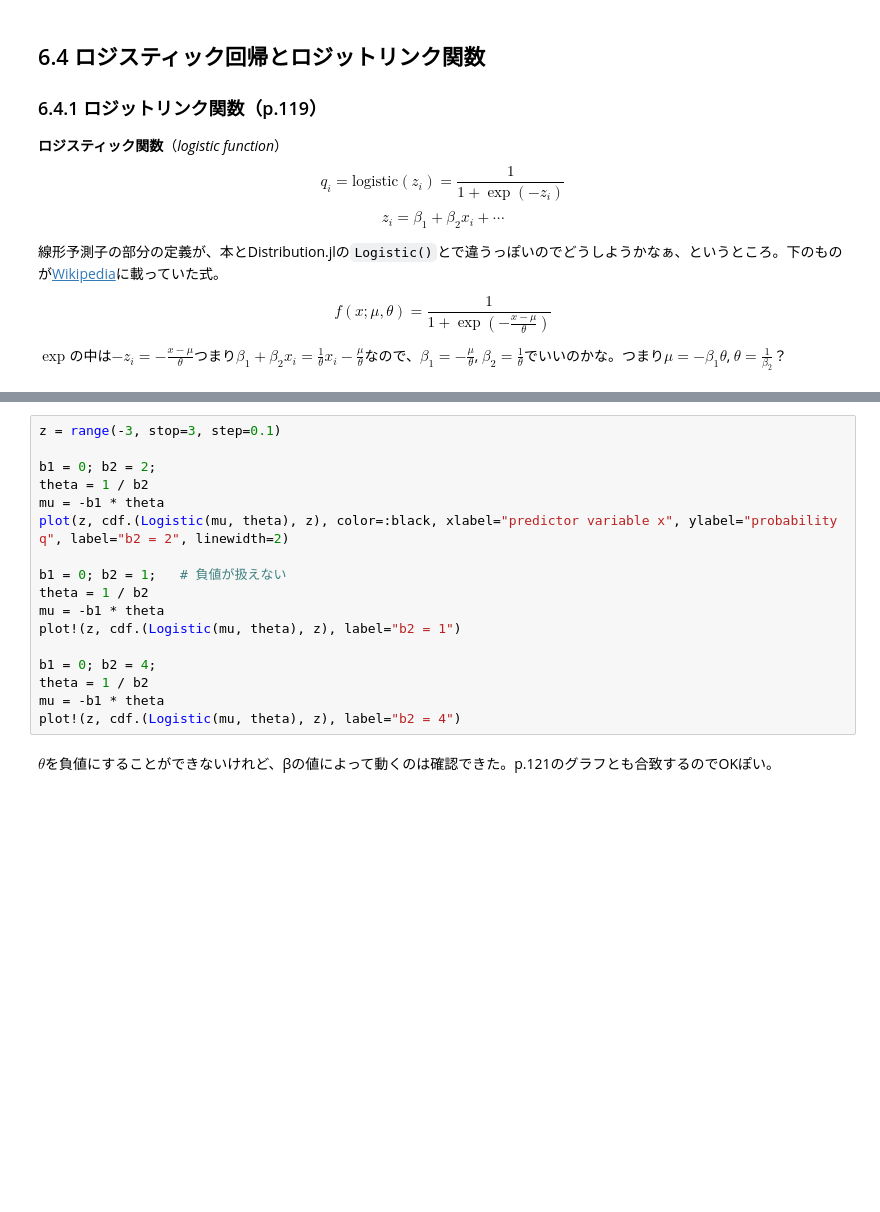
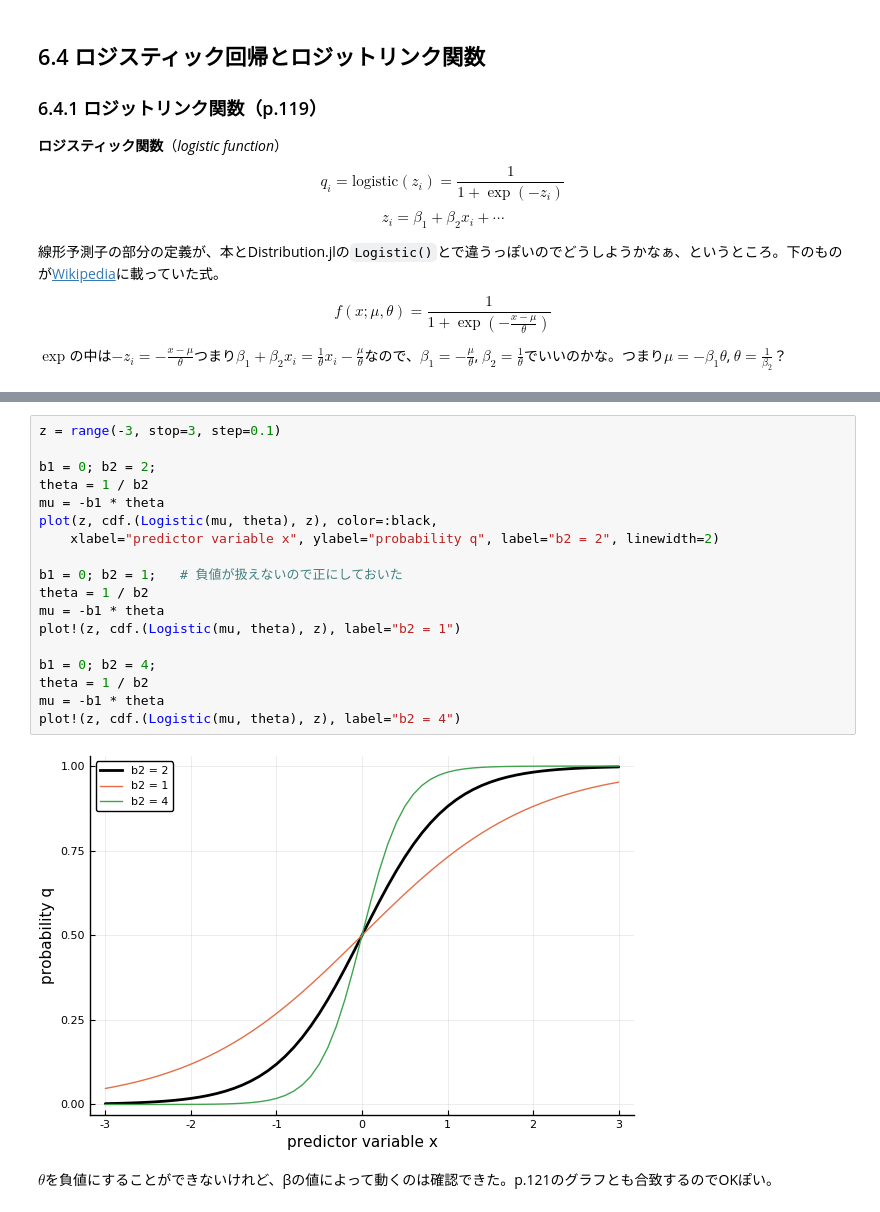
Before and after one commit to JikanBae/kubo-midoribon-julia, a Jupyter notebook: ch6.ipynb, the cells around one changed output, grey strips where cells are left out. Cells and saved outputs as stored; diff of their text form; blank space fills up the shorter version.

```diff
--- a/ch6.ipynb
+++ b/ch6.ipynb
@@ -98,20 +107,23 @@ plot!(z, cdf.(Logistic(mu, theta), z), label="b1 = -3")
 # %%
 z = range(-3, stop=3, step=0.1)
 
 b1 = 0; b2 = 2;
 theta = 1 / b2
 mu = -b1 * theta
-plot(z, cdf.(Logistic(mu, theta), z), color=:black, xlabel="predictor variable x", ylabel="probability q", label="b2 = 2", linewidth=2)
+plot(z, cdf.(Logistic(mu, theta), z), color=:black,
+    xlabel="predictor variable x", ylabel="probability q", label="b2 = 2", linewidth=2)
 
-b1 = 0; b2 = 1;   # 負値が扱えない
+b1 = 0; b2 = 1;   # 負値が扱えないので正にしておいた
 theta = 1 / b2
 mu = -b1 * theta
 plot!(z, cdf.(Logistic(mu, theta), z), label="b2 = 1")
 
 b1 = 0; b2 = 4;
 theta = 1 / b2
 mu = -b1 * theta
 plot!(z, cdf.(Logistic(mu, theta), z), label="b2 = 4")
+# %% [output]
+[figure, added]
 # %% [markdown]
 $\theta$を負値にすることができないけれど、βの値によって動くのは確認できた。p.121のグラフとも合致するのでOKぽい。
 # %% [markdown]
```
Also changed, not shown: parts of 15 cells of this notebook, 2 other files.
